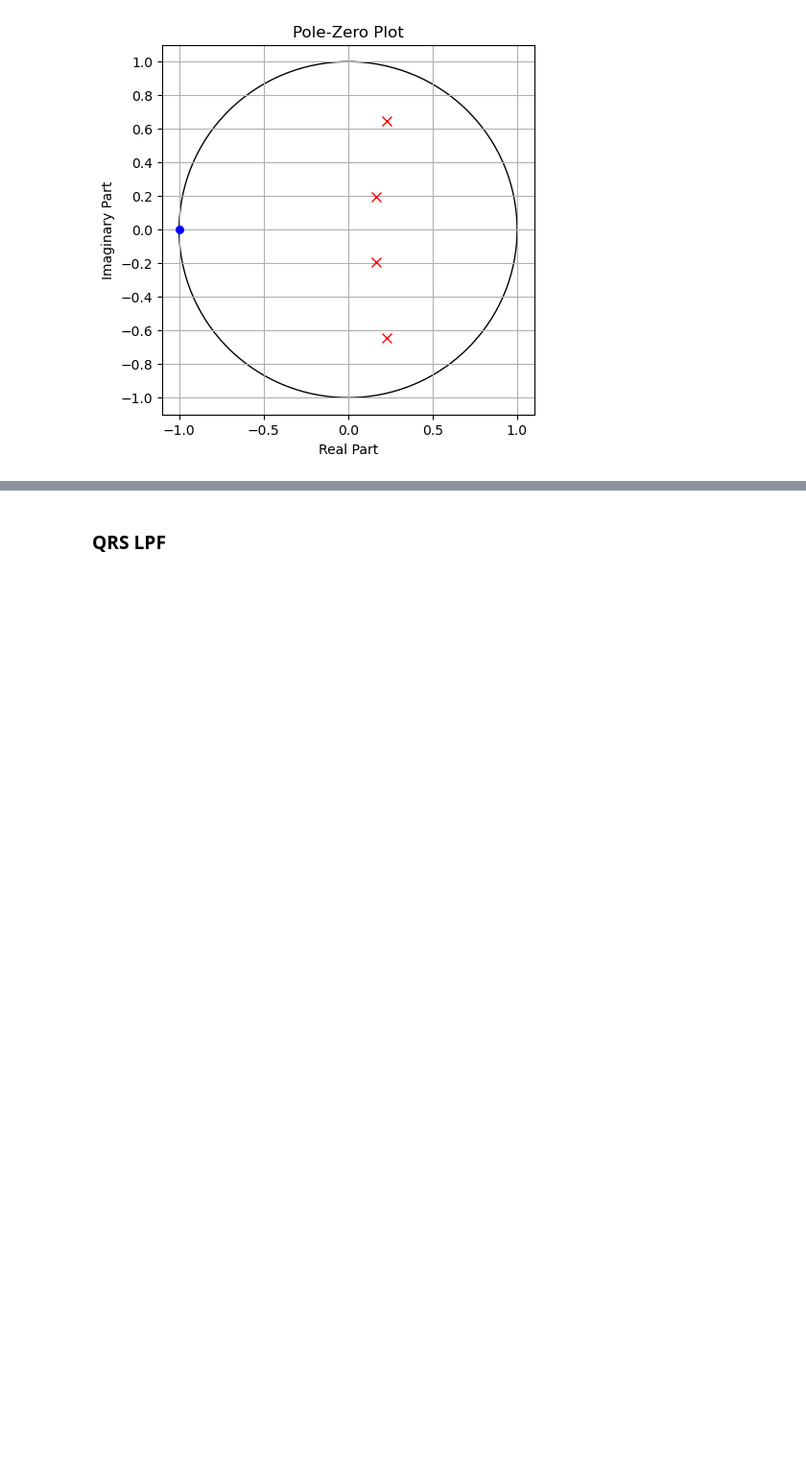
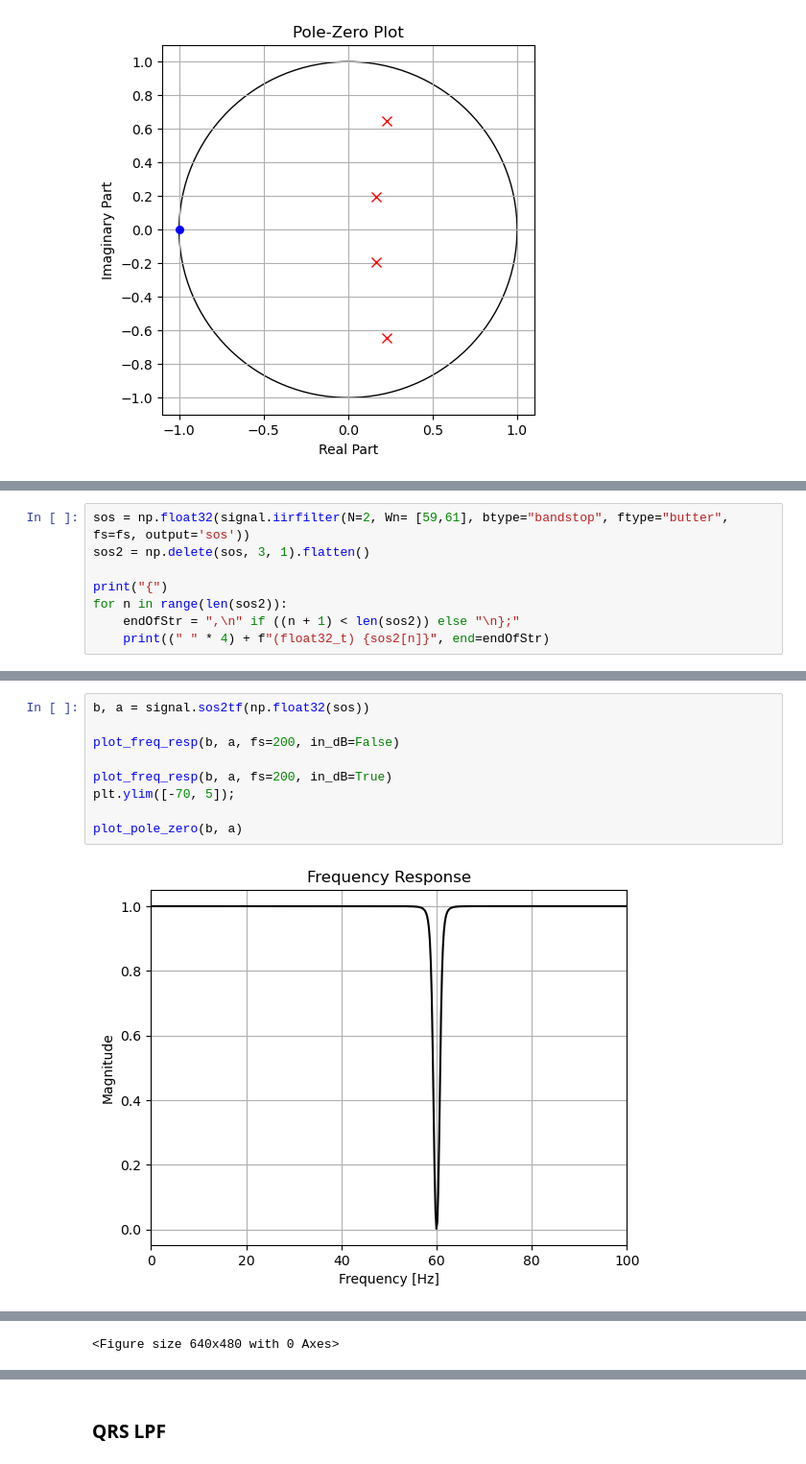
Before and after one commit to bryanmcelvy/microHeartMonitor, a Jupyter notebook: tools/filter_design/filt_design.ipynb, the cells around one changed output, grey strips where cells are left out. Shown: that part at 96% size. Cells and saved outputs as stored; diff of their text form; blank space fills up the shorter version.

```diff
--- a/tools/filter_design/filt_design.ipynb
+++ b/tools/filter_design/filt_design.ipynb
@@ -56,0 +61,8 @@ plot_pole_zero(b, a)
+# %%
+sos = np.float32(signal.iirfilter(N=2, Wn= [59,61], btype="bandstop", ftype="butter", fs=fs, output='sos'))
+sos2 = np.delete(sos, 3, 1).flatten()
+
+print("{")
+for n in range(len(sos2)):
+    endOfStr = ",\n" if ((n + 1) < len(sos2)) else "\n};"
+    print((" " * 4) + f"(float32_t) {sos2[n]}", end=endOfStr)
@@ -56,0 +82,11 @@ plot_pole_zero(b, a)
+# %%
+b, a = signal.sos2tf(np.float32(sos))
+
+plot_freq_resp(b, a, fs=200, in_dB=False)
+
+plot_freq_resp(b, a, fs=200, in_dB=True)
+plt.ylim([-70, 5]);
+
+plot_pole_zero(b, a)
+# %% [output]
+[figure, added]
@@ -56,0 +94 @@ plot_pole_zero(b, a)
+<Figure size 640x480 with 0 Axes>
```
Also changed, not shown: parts of 16 cells of this notebook, 1 other file.
